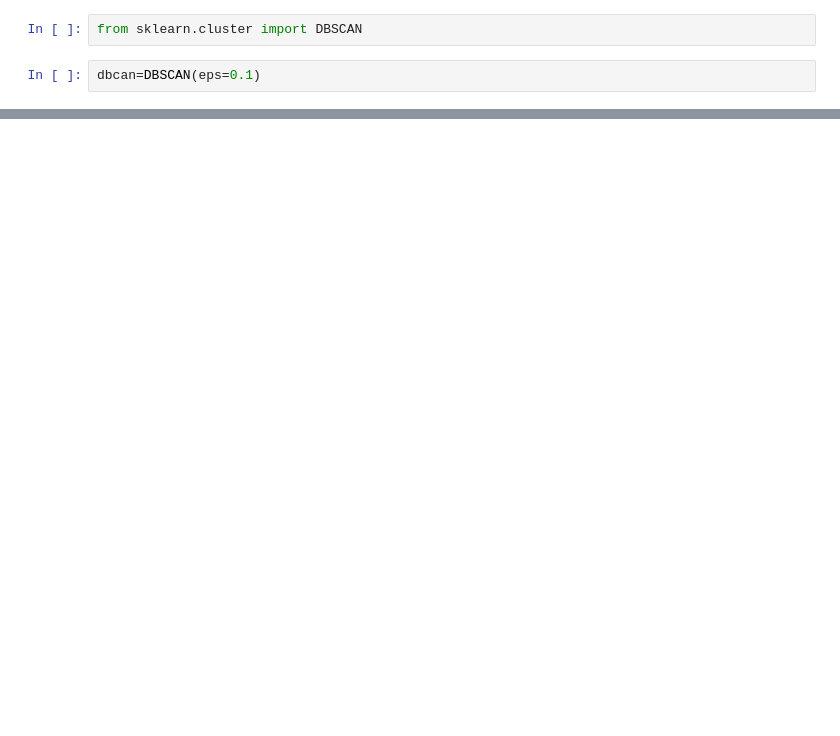
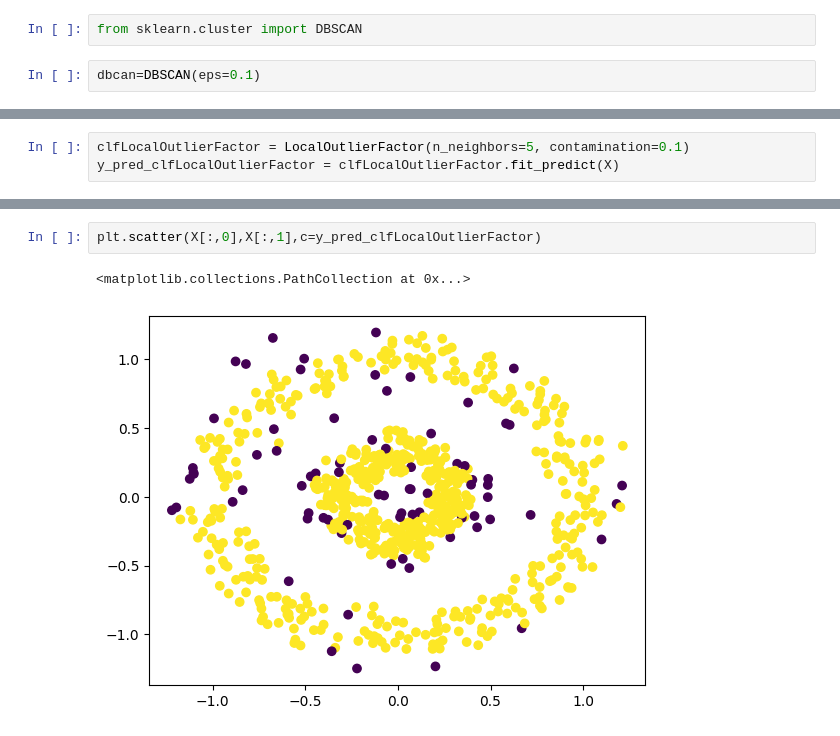
Before and after one commit to vp-31/Complete-Data-Science-With-Machine-Learning-And-NLP-2024, a Jupyter notebook: 21-Anomaly Detection ML/DBSCAN Implementation (1).ipynb, the cells around one changed output, grey strips where cells are left out. Drawn from its saved outputs; the diff is of its cells as text; blank space fills up the shorter version.

Commit message:
LocalOutlierFactor local outlier factor implement

```diff
--- a/21-Anomaly Detection ML/DBSCAN Implementation (1).ipynb
+++ b/21-Anomaly Detection ML/DBSCAN Implementation (1).ipynb
@@ -70,0 +77,3 @@ plt.scatter(X[:,0],X[:,1],c=y)
+# %%
+clfLocalOutlierFactor = LocalOutlierFactor(n_neighbors=5, contamination=0.1)
+y_pred_clfLocalOutlierFactor = clfLocalOutlierFactor.fit_predict(X)
@@ -70,0 +120,5 @@ plt.scatter(X[:,0],X[:,1],c=y)
+# %%
+plt.scatter(X[:,0],X[:,1],c=y_pred_clfLocalOutlierFactor)
+# %% [output]
+<matplotlib.collections.PathCollection at 0x...>
+[figure, added]
```
Also changed, not shown: parts of 9 cells of this notebook.
